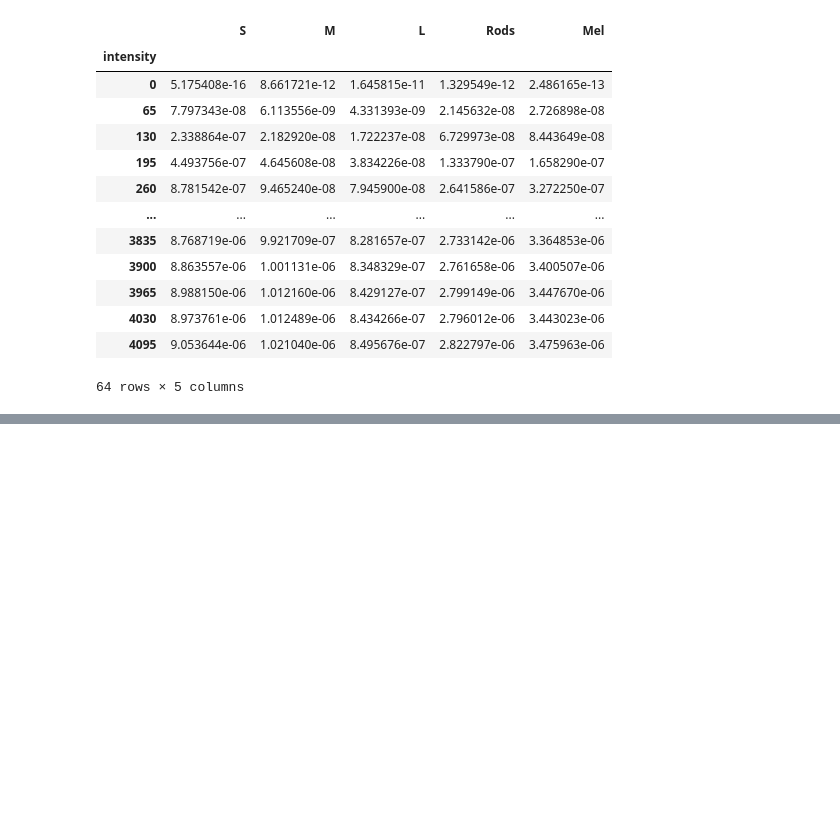
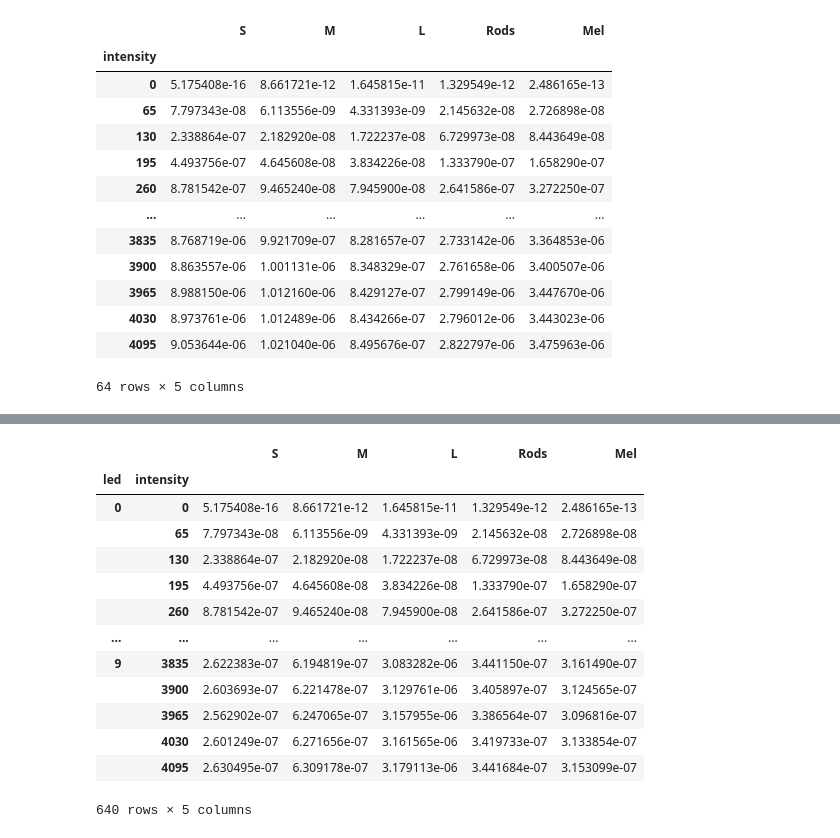
Before and after one commit to PyPlr/cvd_pupillometry, a Jupyter notebook: PyPlr/pyplr/notebooks/silent_substitution.ipynb, the cells around one changed output, grey strips where cells are left out. Drawn from its saved outputs; the diff is of its cells as text; code cells hidden in the pictures; blank space fills up the shorter version.

```diff
--- a/PyPlr/pyplr/notebooks/silent_substitution.ipynb
+++ b/PyPlr/pyplr/notebooks/silent_substitution.ipynb
@@ -64,0 +65,17 @@ array([[ 485., 2277.]])
+# %%
+alphaopicradiance
+# %% [output]
+|  |  | S | M | L | Rods | Mel |
+| led | intensity |  |  |  |  |  |
+| 0 | 0 | 5.175408e-16 | 8.661721e-12 | 1.645815e-11 | 1.329549e-12 | 2.486165e-13 |
+|  | 65 | 7.797343e-08 | 6.113556e-09 | 4.331393e-09 | 2.145632e-08 | 2.726898e-08 |
+|  | 130 | 2.338864e-07 | 2.182920e-08 | 1.722237e-08 | 6.729973e-08 | 8.443649e-08 |
+|  | 195 | 4.493756e-07 | 4.645608e-08 | 3.834226e-08 | 1.333790e-07 | 1.658290e-07 |
+|  | 260 | 8.781542e-07 | 9.465240e-08 | 7.945900e-08 | 2.641586e-07 | 3.272250e-07 |
+| ... | ... | ... | ... | ... | ... | ... |
+| 9 | 3835 | 2.622383e-07 | 6.194819e-07 | 3.083282e-06 | 3.441150e-07 | 3.161490e-07 |
+|  | 3900 | 2.603693e-07 | 6.221478e-07 | 3.129761e-06 | 3.405897e-07 | 3.124565e-07 |
+|  | 3965 | 2.562902e-07 | 6.247065e-07 | 3.157955e-06 | 3.386564e-07 | 3.096816e-07 |
+|  | 4030 | 2.601249e-07 | 6.271656e-07 | 3.161565e-06 | 3.419733e-07 | 3.133854e-07 |
+|  | 4095 | 2.630495e-07 | 6.309178e-07 | 3.179113e-06 | 3.441684e-07 | 3.153099e-07 |
+640 rows × 5 columns
```
Also changed, not shown: parts of 5 cells of this notebook.
